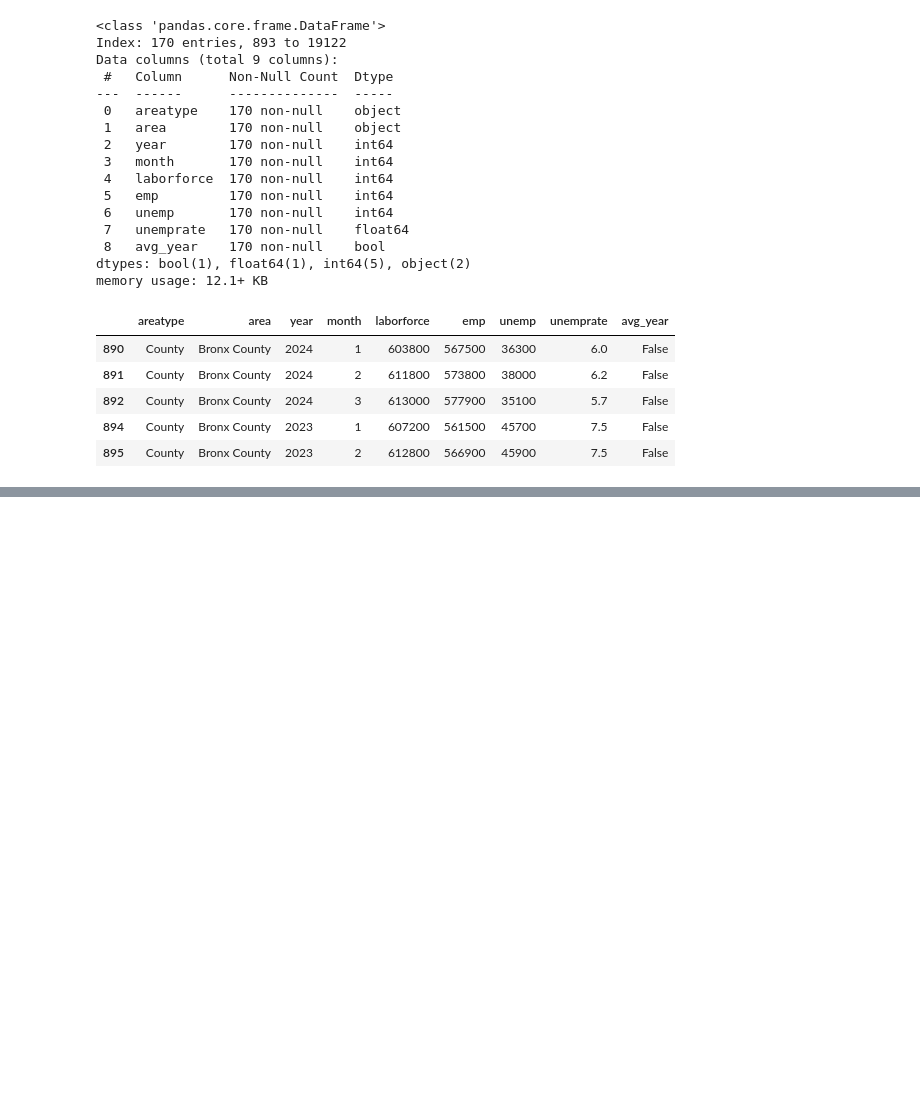
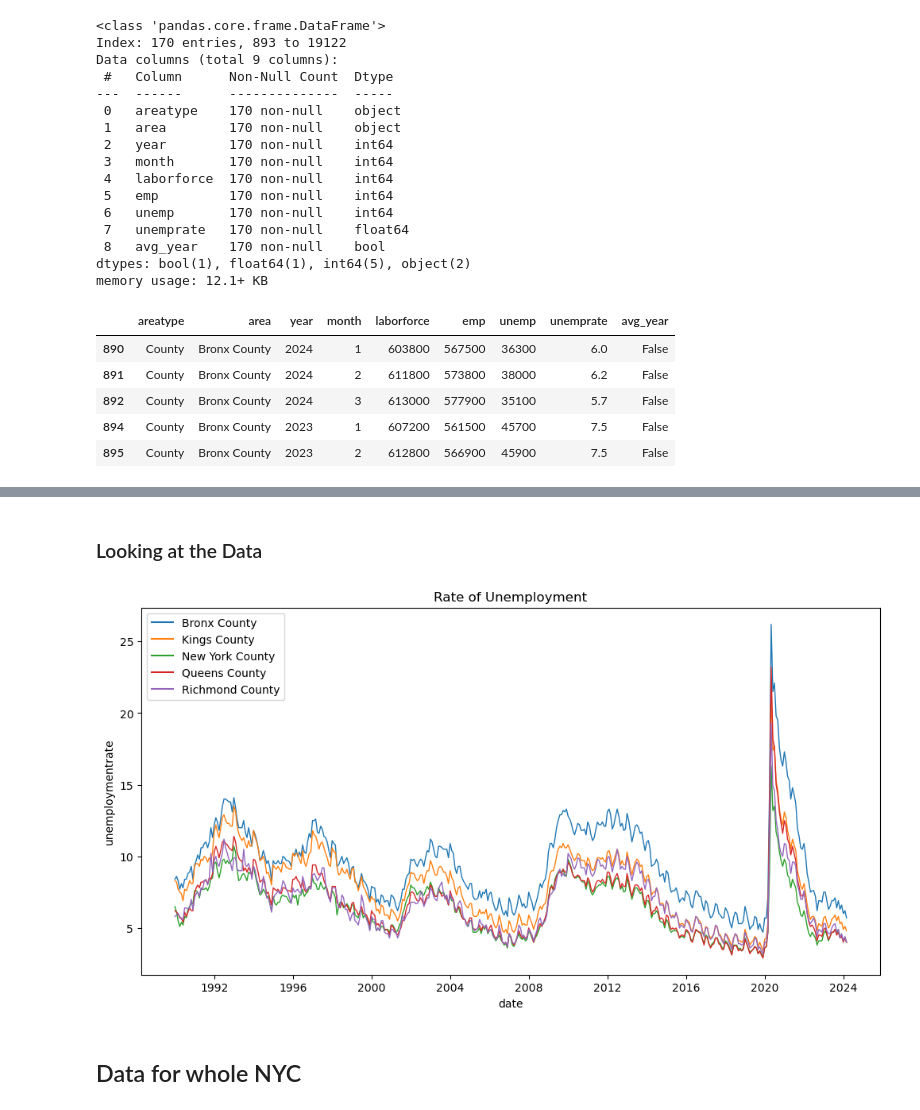
Before and after one commit to Jeff-Brady/crime_nerds, a Jupyter notebook: Notebook_Franzi.ipynb, the cells around one changed output, grey strips where cells are left out. Saved outputs shown, nothing was run; the diff lists cells and outputs as text; code cells hidden in the pictures; blank space fills up the shorter version.

```diff
--- a/Notebook_Franzi.ipynb
+++ b/Notebook_Franzi.ipynb
@@ -171,0 +178,5 @@ bo_unem_yearly.head()
+# %%
+# Resetting Index monthly:
+bo_unem_monthly.reset_index(inplace=True)
+bo_unem_monthly.drop('index', axis=1, inplace=True)
+bo_unem_monthly.head()
@@ -171,0 +213,5 @@ bo_unem_yearly.head()
+# %%
+#Including new column (day) to convert to datetime
+bo_unem_monthly_d = bo_unem_monthly
+bo_unem_monthly_d['day'] = 1
+bo_unem_monthly_d.head()
@@ -171,0 +230,4 @@ bo_unem_yearly.head()
+# %%
+#Inserting Date
+bo_unem_monthly_d['date'] = pd.to_datetime(bo_unem_monthly[['year', 'month', 'day']], format="%y/%m")
+bo_unem_monthly_d.head()
@@ -171,0 +246,4 @@ bo_unem_yearly.head()
+# %%
+# dropping columns we don't need
+bo_unem_monthly_d.drop(['areatype', 'avg_year', 'day'], axis= 1, inplace = True)
+bo_unem_monthly_d.head()
@@ -171,0 +282,23 @@ bo_unem_yearly.head()
+# %% [markdown]
+### Looking at the Data
+# %%
+plt.figure(figsize=(12, 6))
+
+# Create the histogram with 'waiting_for_truck_time'
+sns.lineplot(x='date',y = 'unemprate', hue='area', data=bo_unem_monthly_d, linewidth=1, color='palevioletred')
+# Fill the area under the curve with blue color
+#plt.fill_between(harrisburg_full['Date '], harrisburg_full['pct_cancelled'], color='palevioletred', alpha=0.3)
+# Set labels and title
+##plt.xlabel('pct_cancelled')
+plt.ylabel('unemploymentrate')
+plt.title('Rate of Unemployment')
+
+# Show the legend
+plt.legend()
+
+# Show the plot
+plt.show()
+# %% [output]
+[figure, added]
+# %% [markdown]
+## Data for whole NYC
```
Also changed, not shown: parts of 33 cells of this notebook.
